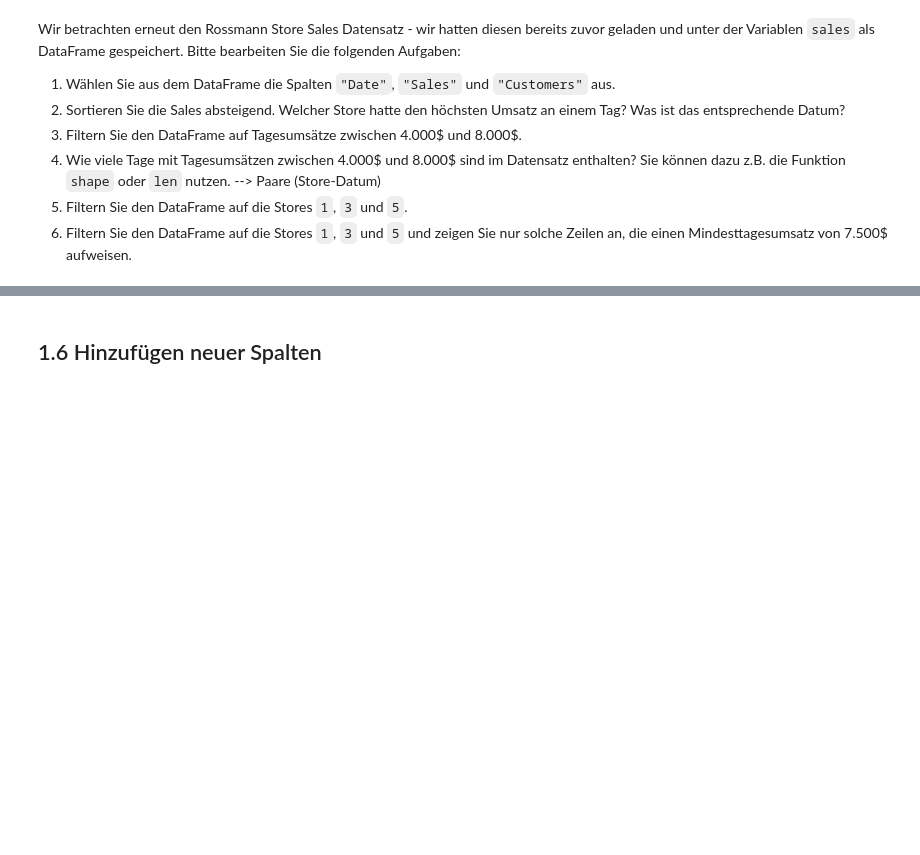
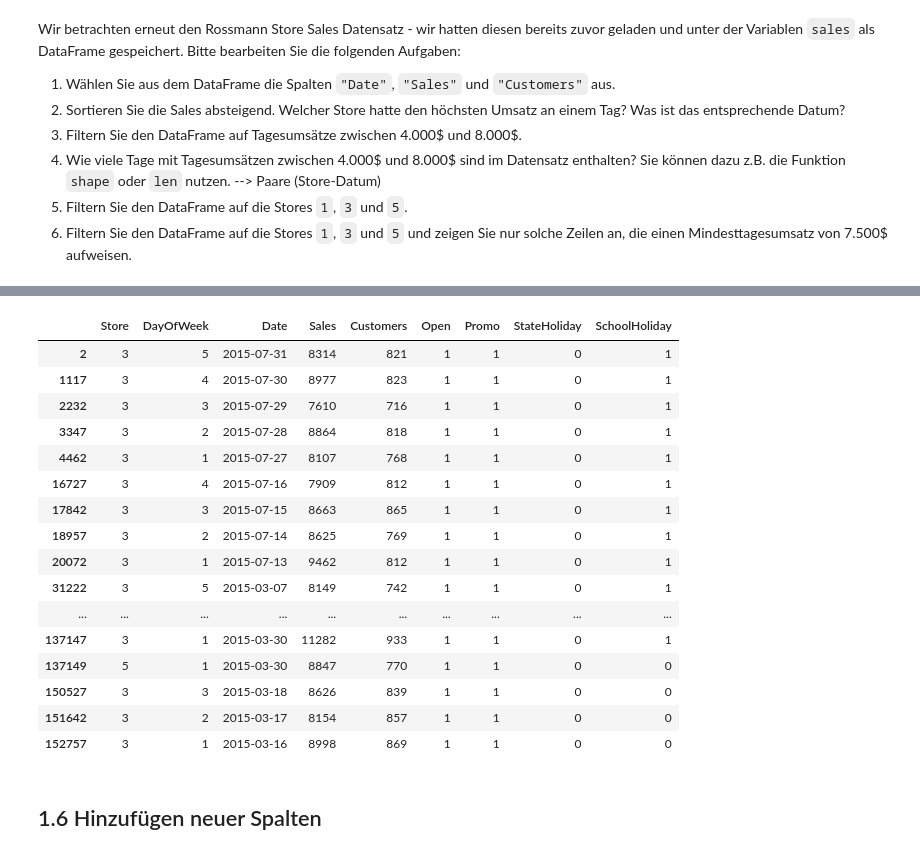
Before and after one commit to AlexKressner/Business_Intelligence, a Jupyter notebook: Pandas_Intro.ipynb, the cells around one changed output, grey strips where cells are left out. Drawn from its saved outputs; the diff is of its cells as text; code cells hidden in the pictures; blank space fills up the shorter version.

```diff
--- a/Pandas_Intro.ipynb
+++ b/Pandas_Intro.ipynb
@@ -610,0 +681,3 @@ Wir betrachten erneut den Rossmann Store Sales Datensatz - wir hatten diesen ber
+# %%
+sales.Store = sales.Store.astype("int")
+sales[sales["Store"].isin([1,3,5])].head()
@@ -611,3 +691,27 @@ Wir betrachten erneut den Rossmann Store Sales Datensatz - wir hatten diesen ber
+# %%
+# Frage6
+sales[
+    (sales["Store"].isin([1,3,5])) & #Bedingung 1: nur Store 1, 3, 5
+    (sales["Sales"]>=7500) #Bedingung 2: Umsatz größer als 7500€
+    ]
+# %% [output]
+|  | Store | DayOfWeek | Date | Sales | Customers | Open | Promo | StateHoliday | SchoolHoliday |
+| 2 | 3 | 5 | 2015-07-31 | 8314 | 821 | 1 | 1 | 0 | 1 |
+| 1117 | 3 | 4 | 2015-07-30 | 8977 | 823 | 1 | 1 | 0 | 1 |
+| 2232 | 3 | 3 | 2015-07-29 | 7610 | 716 | 1 | 1 | 0 | 1 |
+| 3347 | 3 | 2 | 2015-07-28 | 8864 | 818 | 1 | 1 | 0 | 1 |
+| 4462 | 3 | 1 | 2015-07-27 | 8107 | 768 | 1 | 1 | 0 | 1 |
+| 16727 | 3 | 4 | 2015-07-16 | 7909 | 812 | 1 | 1 | 0 | 1 |
+| 17842 | 3 | 3 | 2015-07-15 | 8663 | 865 | 1 | 1 | 0 | 1 |
+| 18957 | 3 | 2 | 2015-07-14 | 8625 | 769 | 1 | 1 | 0 | 1 |
+| 20072 | 3 | 1 | 2015-07-13 | 9462 | 812 | 1 | 1 | 0 | 1 |
+| 31222 | 3 | 5 | 2015-03-07 | 8149 | 742 | 1 | 1 | 0 | 1 |
+| ... | ... | ... | ... | ... | ... | ... | ... | ... | ... |
+| 137147 | 3 | 1 | 2015-03-30 | 11282 | 933 | 1 | 1 | 0 | 1 |
+| 137149 | 5 | 1 | 2015-03-30 | 8847 | 770 | 1 | 1 | 0 | 0 |
+| 150527 | 3 | 3 | 2015-03-18 | 8626 | 839 | 1 | 1 | 0 | 0 |
+| 151642 | 3 | 2 | 2015-03-17 | 8154 | 857 | 1 | 1 | 0 | 0 |
+| 152757 | 3 | 1 | 2015-03-16 | 8998 | 869 | 1 | 1 | 0 | 0 |
 # %% [markdown]
 ## 1.6 Hinzufügen neuer Spalten <a class="anchor" id="neue_spalte"></a>
 # %% [markdown]
```
Also changed, not shown: parts of 54 cells of this notebook.
